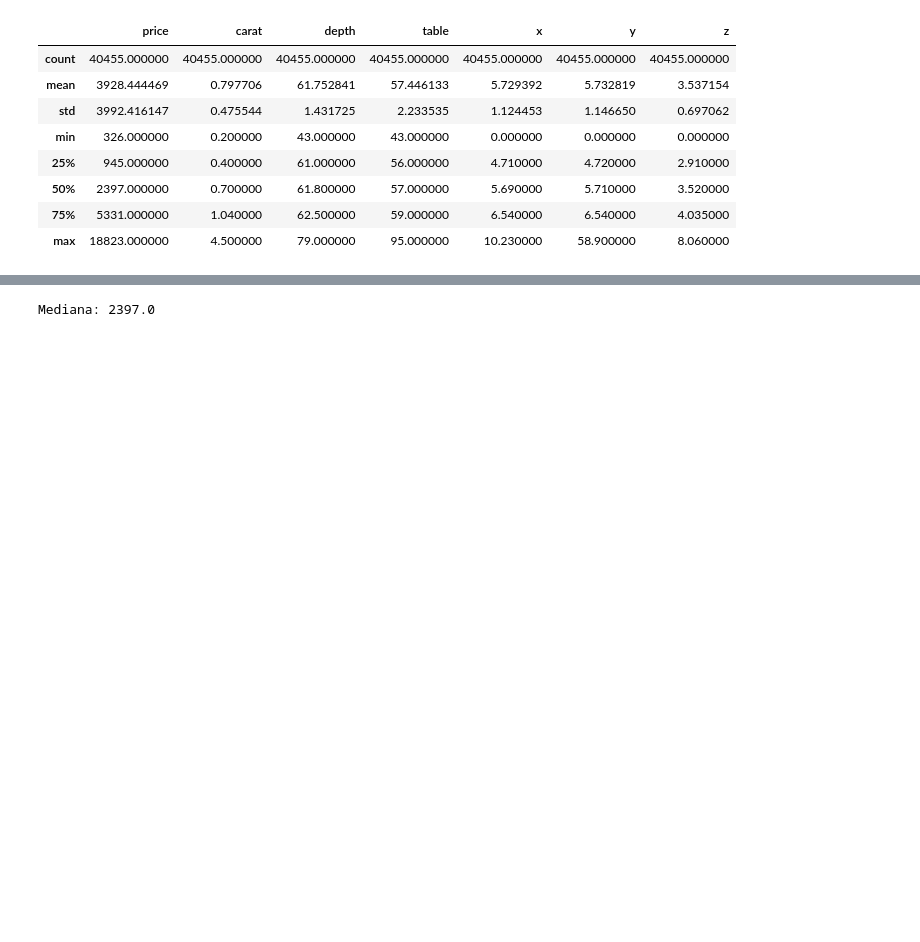
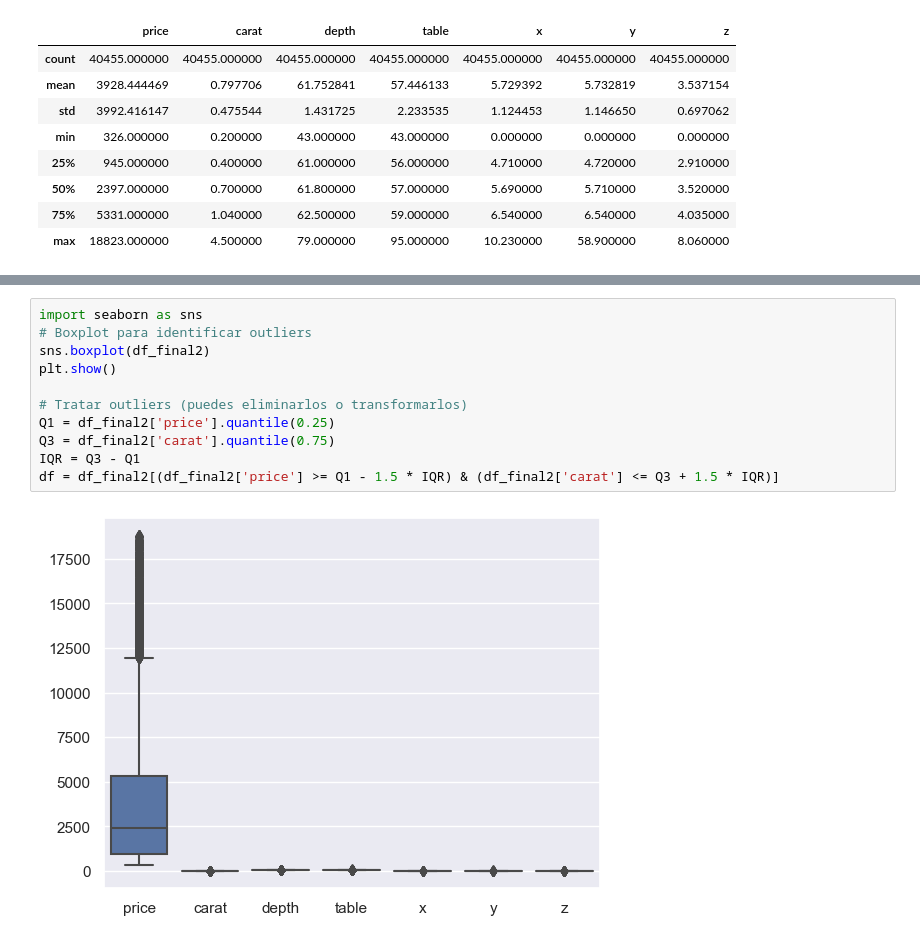
Before and after one commit to SilviaAlconGarrido/EDA_challenge, a Jupyter notebook: Untitled.ipynb, the cells around one changed output, grey strips where cells are left out. Saved outputs shown, nothing was run; the diff lists cells and outputs as text; blank space fills up the shorter version.

```diff
--- a/Untitled.ipynb
+++ b/Untitled.ipynb
@@ -300,3 +279,13 @@ NameError: name 'sns' is not defined
 # %%
+import seaborn as sns
+# Boxplot para identificar outliers
+sns.boxplot(df_final2)
+plt.show()
+
+# Tratar outliers (puedes eliminarlos o transformarlos)
+Q1 = df_final2['price'].quantile(0.25)
+Q3 = df_final2['carat'].quantile(0.75)
+IQR = Q3 - Q1
+df = df_final2[(df_final2['price'] >= Q1 - 1.5 * IQR) & (df_final2['carat'] <= Q3 + 1.5 * IQR)]
 # %% [output]
-Mediana: 2397.0
+[figure, added]
```
Also changed, not shown: parts of 12 cells of this notebook, 1 other file.
